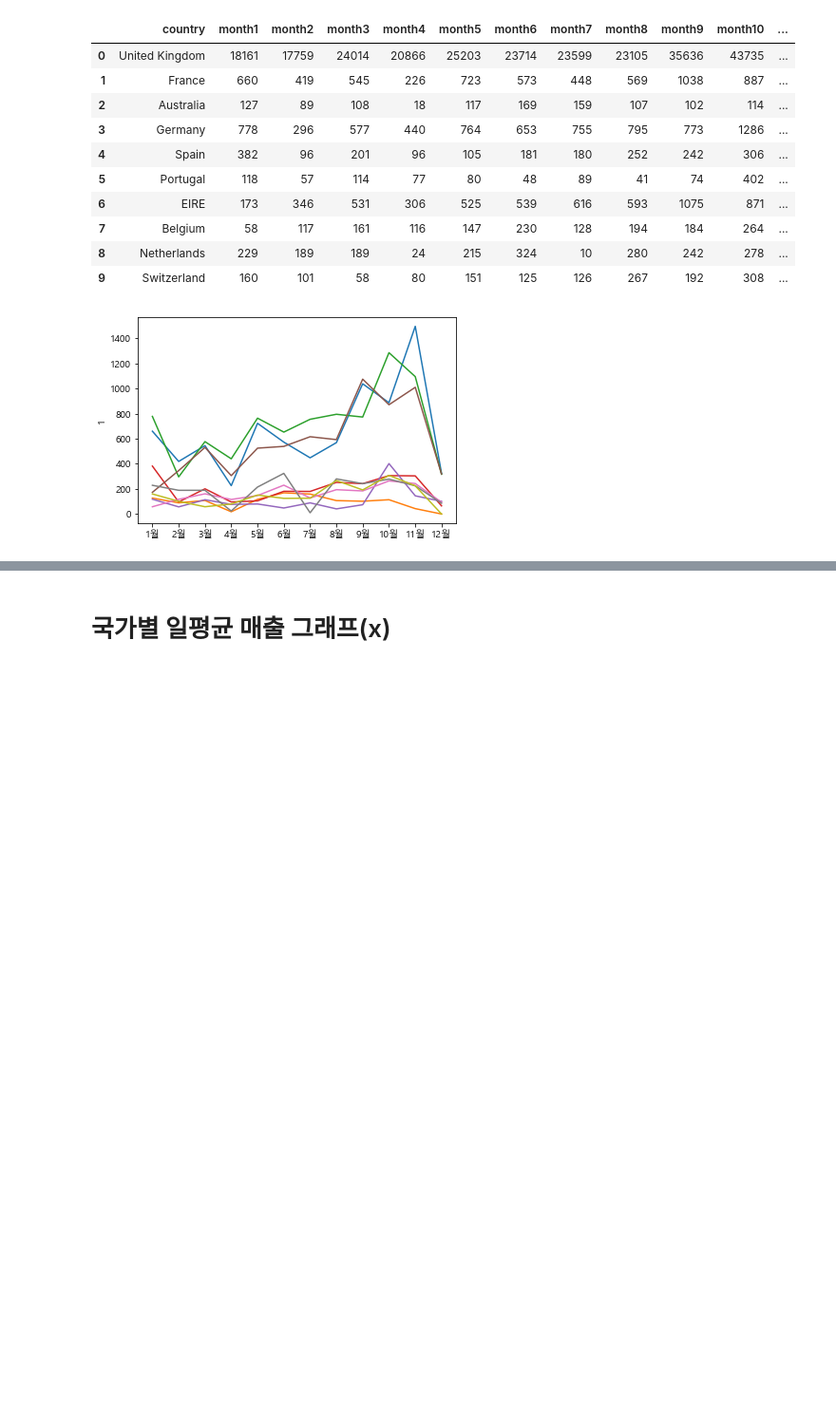
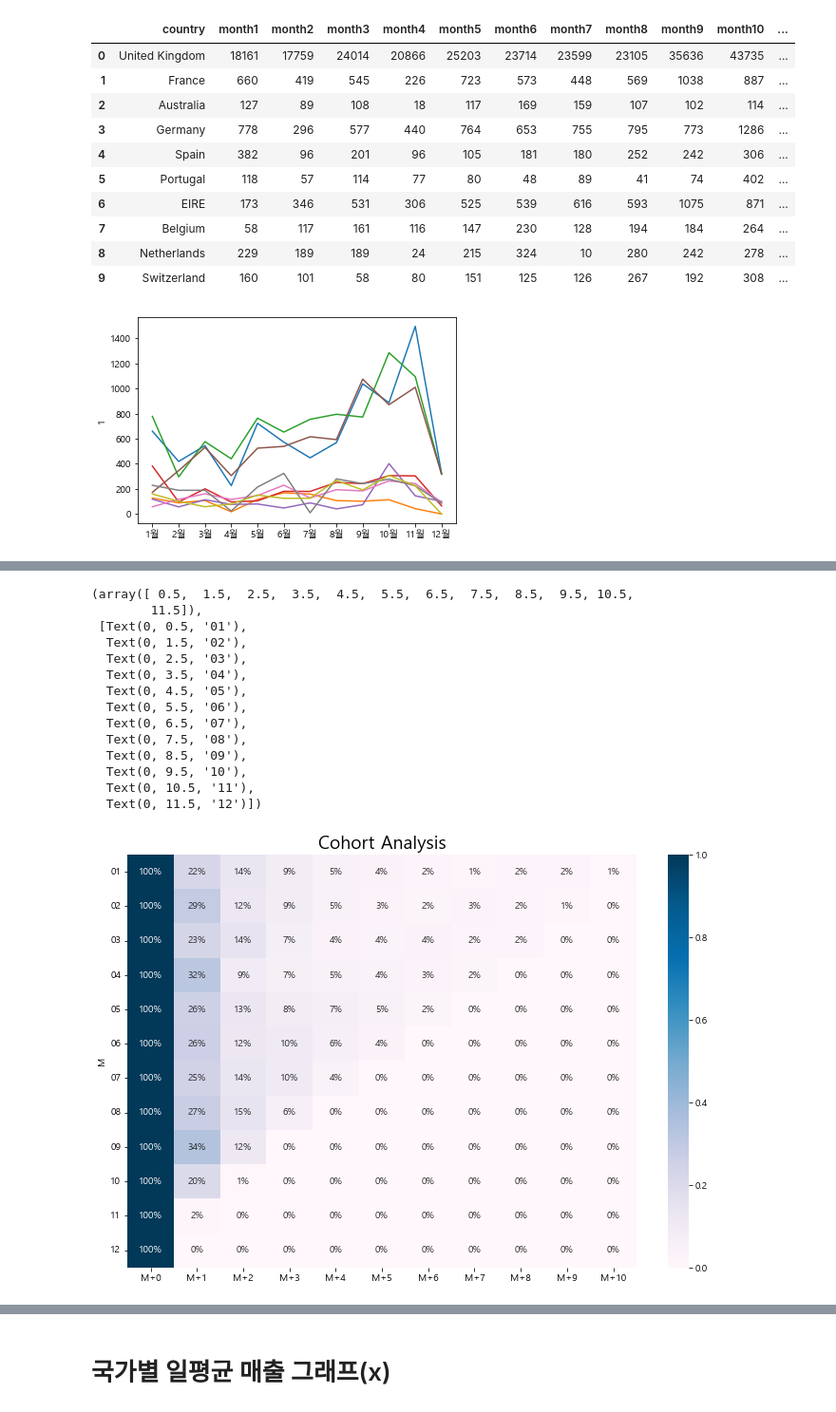
Before and after one commit to JungHunL22/Customer_Analysis_PLT, a Jupyter notebook: code/국가별 비교 시각화.ipynb, the cells around one changed output, grey strips where cells are left out. Shown: that part at 95% size. Saved outputs shown, nothing was run; the diff lists cells and outputs as text; code cells hidden in the pictures; blank space fills up the shorter version.

```diff
--- a/code/국가별 비교 시각화.ipynb
+++ b/code/국가별 비교 시각화.ipynb
@@ -323,0 +338,6 @@ ret.corr().style.background_gradient(cmap = "PuBu")
+# %%
+li=[]
+for i in range(len(ret.columns)):
+    li.append((ret.iloc[:,i]/ret.iloc[:,0]).round(3))
+# %%
+rate=pd.concat(li,axis=1)
@@ -323,0 +361,23 @@ ret.corr().style.background_gradient(cmap = "PuBu")
+# %%
+rate.columns=['M+'+str(i) for i in range(11)]
+# %%
+plt.figure(figsize=(12, 8))
+plt.title('Cohort Analysis', fontsize=19)
+sns.heatmap(rate, annot=True,fmt='.0%',cmap = "PuBu")
+plt.yticks(rotation=0)
+# %% [output]
+(array([ 0.5,  1.5,  2.5,  3.5,  4.5,  5.5,  6.5,  7.5,  8.5,  9.5, 10.5,
+        11.5]),
+ [Text(0, 0.5, '01'),
+  Text(0, 1.5, '02'),
+  Text(0, 2.5, '03'),
+  Text(0, 3.5, '04'),
+  Text(0, 4.5, '05'),
+  Text(0, 5.5, '06'),
+  Text(0, 6.5, '07'),
+  Text(0, 7.5, '08'),
+  Text(0, 8.5, '09'),
+  Text(0, 9.5, '10'),
+  Text(0, 10.5, '11'),
+  Text(0, 11.5, '12')])
+[figure, added]
```
Also changed, not shown: parts of 14 cells of this notebook, 4 other files.
